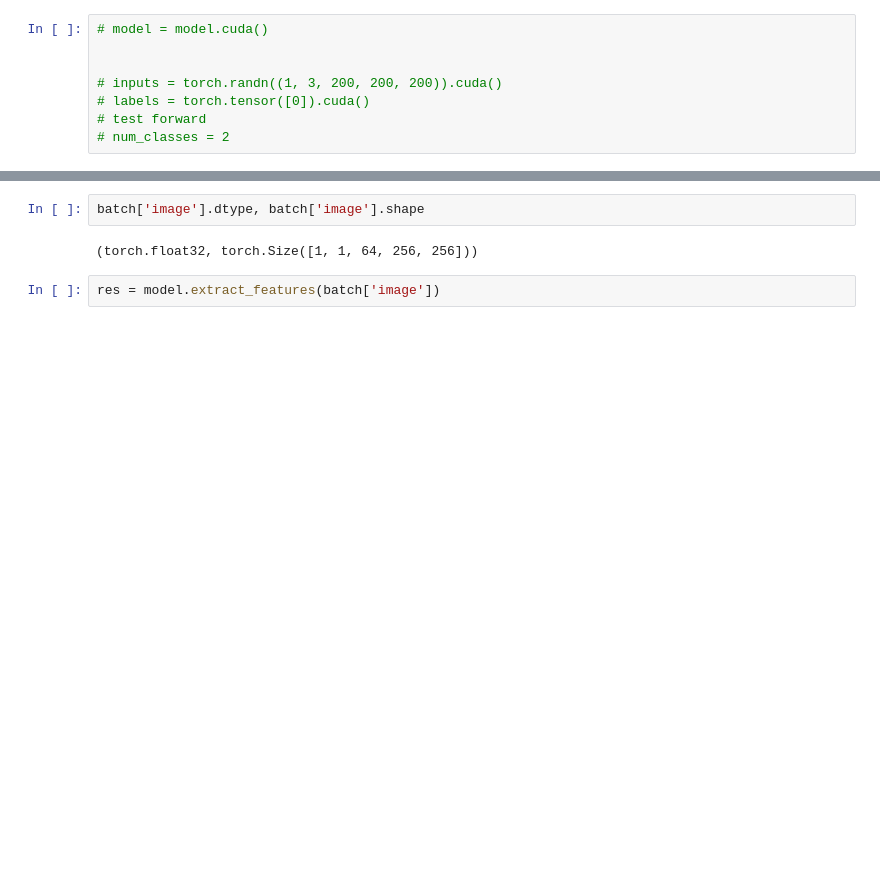
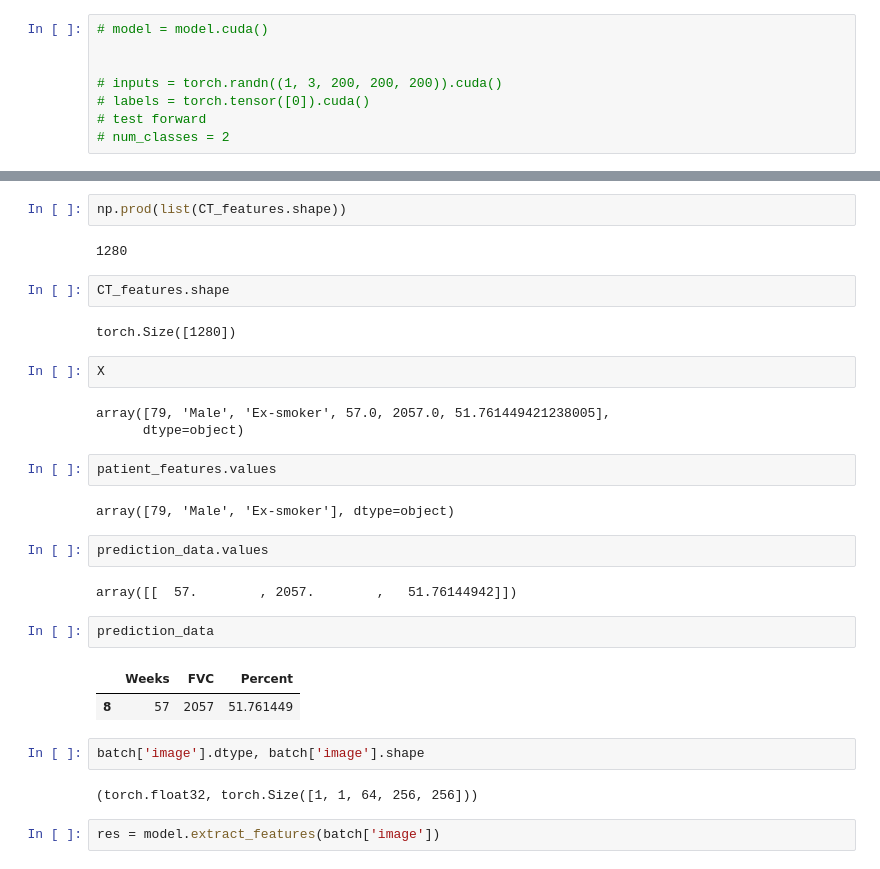
Before and after one commit to nakhodnov17/KaggleOSICPulmonaryFibrosisProgression, a Jupyter notebook: baseline solution-3D.ipynb, the cells around one changed output, grey strips where cells are left out. Cells and saved outputs as stored; diff of their text form; blank space fills up the shorter version.

```diff
--- a/baseline solution-3D.ipynb
+++ b/baseline solution-3D.ipynb
@@ -850,3 +1195,29 @@ EfficientNet3D(
+# %%
+np.prod(list(CT_features.shape))
+# %% [output]
+1280
+# %%
+CT_features.shape
+# %% [output]
+torch.Size([1280])
+# %%
+X
+# %% [output]
+array([79, 'Male', 'Ex-smoker', 57.0, 2057.0, 51.761449421238005],
+      dtype=object)
+# %%
+patient_features.values
+# %% [output]
+array([79, 'Male', 'Ex-smoker'], dtype=object)
+# %%
+prediction_data.values
+# %% [output]
+array([[  57.        , 2057.        ,   51.76144942]])
+# %%
+prediction_data
+# %% [output]
+|  | Weeks | FVC | Percent |
+| 8 | 57 | 2057 | 51.761449 |
 # %%
 batch['image'].dtype, batch['image'].shape
 # %% [output]
```
Also changed, not shown: parts of 40 cells of this notebook, 2 other files.
